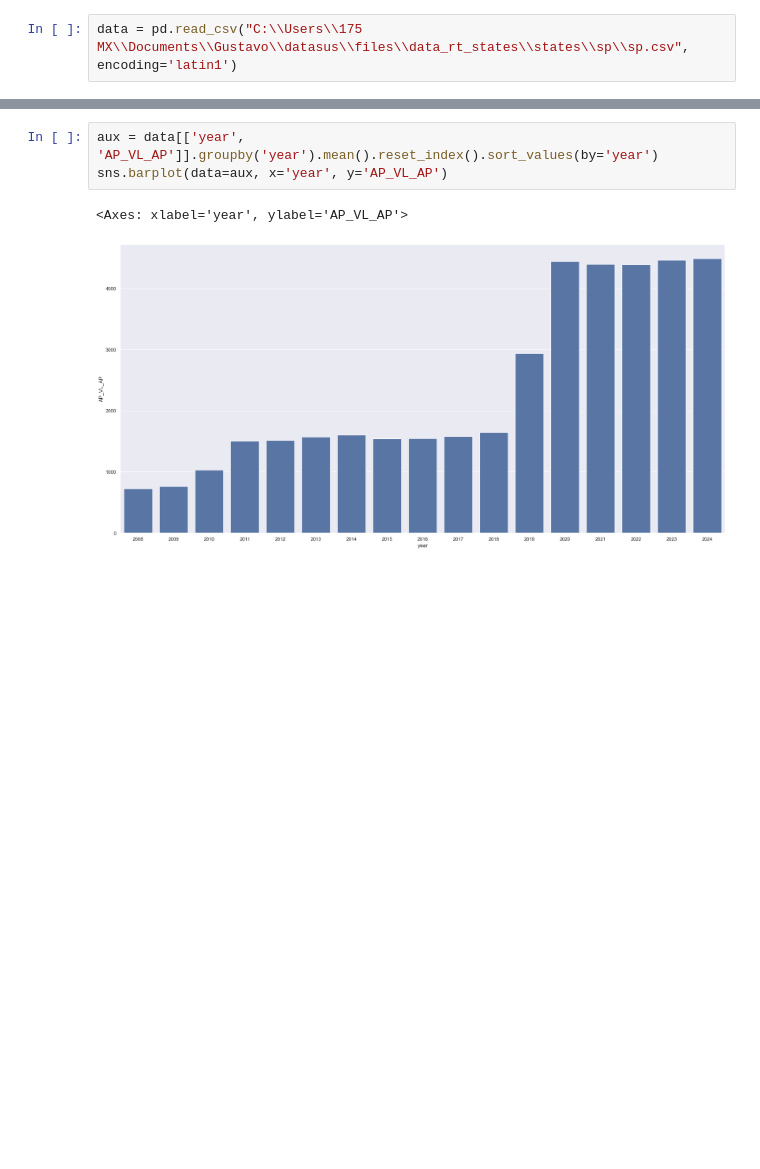
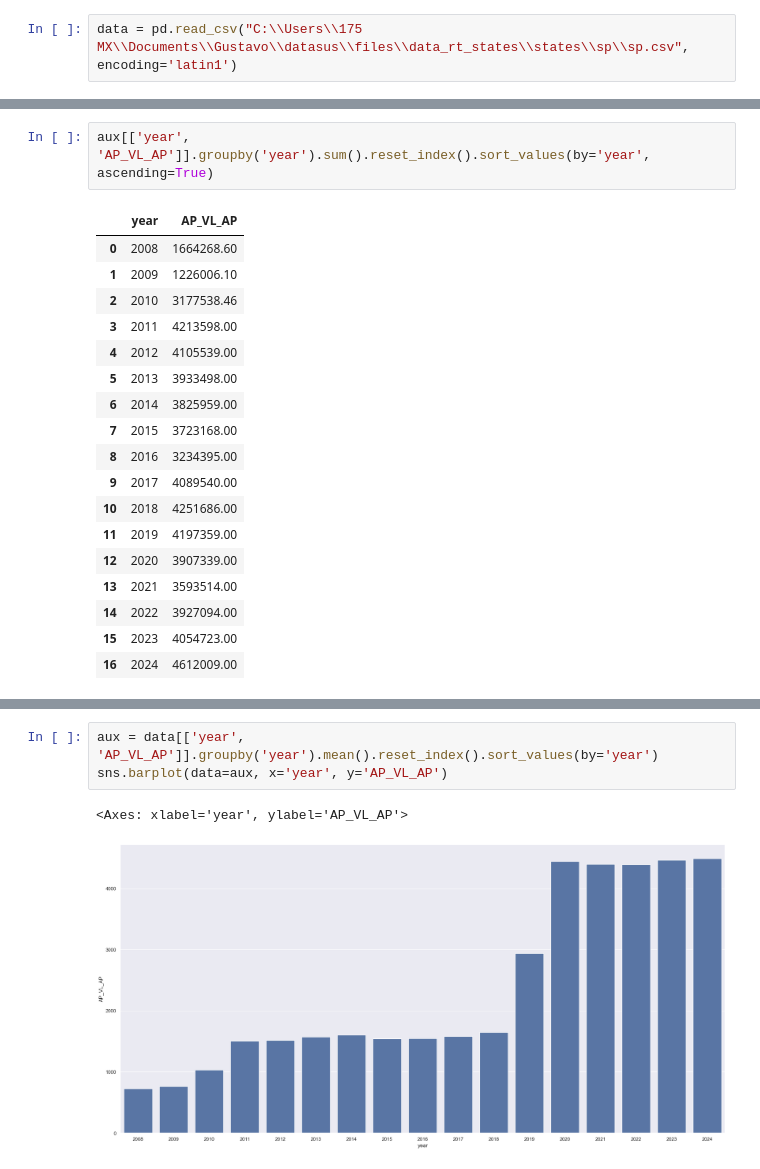
Before and after one commit to gustavo-moretto/rt_datasus, a Jupyter notebook: apac_radiotherapy.ipynb, the cells around one changed output, grey strips where cells are left out. Cells and saved outputs as stored; diff of their text form; blank space fills up the shorter version.

```diff
--- a/apac_radiotherapy.ipynb
+++ b/apac_radiotherapy.ipynb
@@ -123,0 +170,21 @@ data.head()
+# %%
+aux[['year', 'AP_VL_AP']].groupby('year').sum().reset_index().sort_values(by='year', ascending=True)
+# %% [output]
+|  | year | AP_VL_AP |
+| 0 | 2008 | 1664268.60 |
+| 1 | 2009 | 1226006.10 |
+| 2 | 2010 | 3177538.46 |
+| 3 | 2011 | 4213598.00 |
+| 4 | 2012 | 4105539.00 |
+| 5 | 2013 | 3933498.00 |
+| 6 | 2014 | 3825959.00 |
+| 7 | 2015 | 3723168.00 |
+| 8 | 2016 | 3234395.00 |
+| 9 | 2017 | 4089540.00 |
+| 10 | 2018 | 4251686.00 |
+| 11 | 2019 | 4197359.00 |
+| 12 | 2020 | 3907339.00 |
+| 13 | 2021 | 3593514.00 |
+| 14 | 2022 | 3927094.00 |
+| 15 | 2023 | 4054723.00 |
+| 16 | 2024 | 4612009.00 |
```
Also changed, not shown: parts of 15 cells of this notebook, 29 other files.
